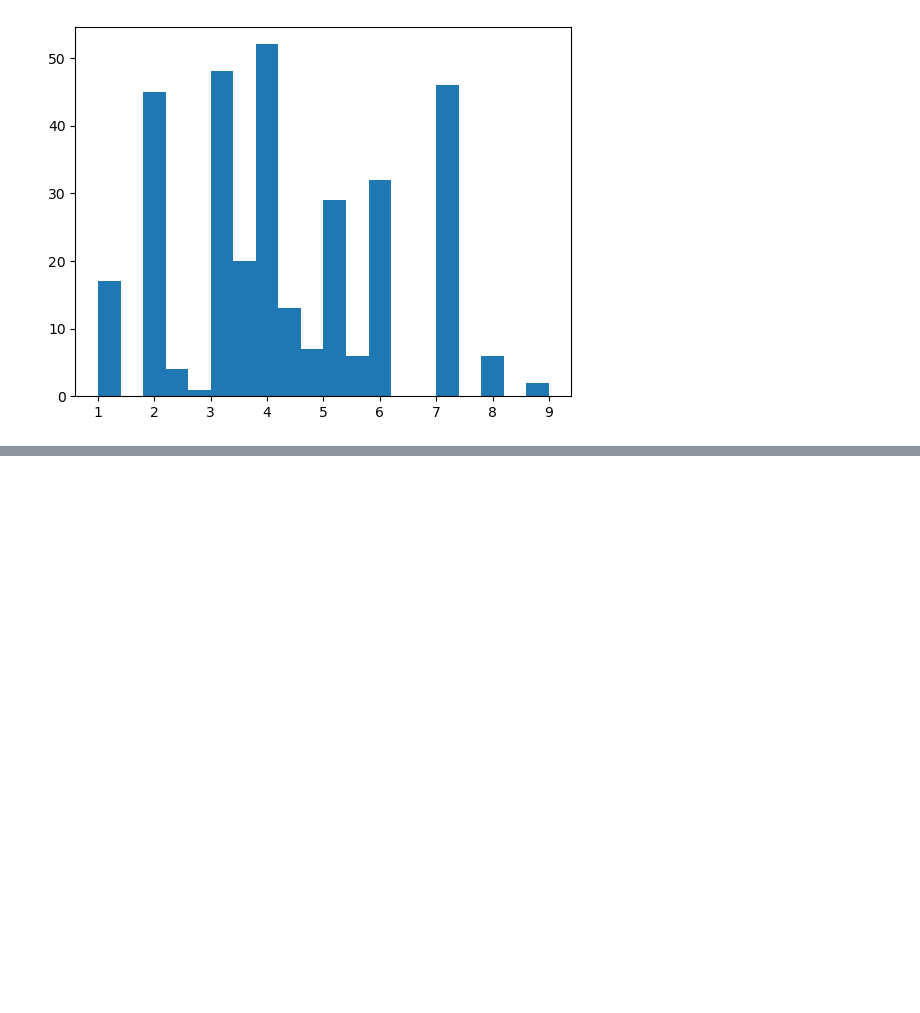
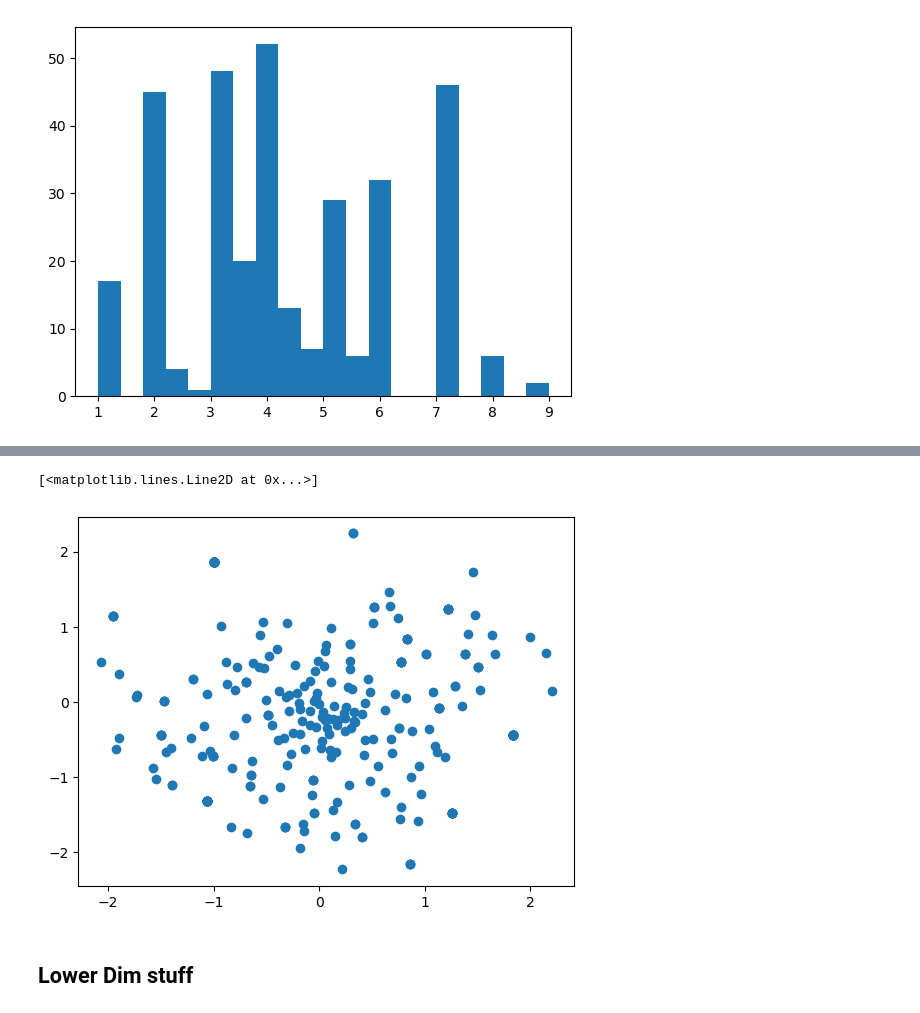
Before and after one commit to DAAAAMNSocialJustice/disruptjmm, a Jupyter notebook: tda/playingaround.ipynb, the cells around one changed output, grey strips where cells are left out. Saved outputs shown, nothing was run; the diff lists cells and outputs as text; code cells hidden in the pictures; blank space fills up the shorter version.

Commit message:
more stuff!

```diff
--- a/tda/playingaround.ipynb
+++ b/tda/playingaround.ipynb
@@ -227,0 +248,9 @@ plt.hist(meh2[:,0], bins=20)
+# %%
+mds = MDS(n_components=2)
+X = mds.fit_transform(df_codes_array_norm_tweet)
+plt.plot(X[:,0],X[:,1],'o')
+# %% [output]
+[<matplotlib.lines.Line2D at 0x...>]
+[figure, added]
+# %% [markdown]
+## Lower Dim stuff
```
Also changed, not shown: parts of 7 cells of this notebook.
